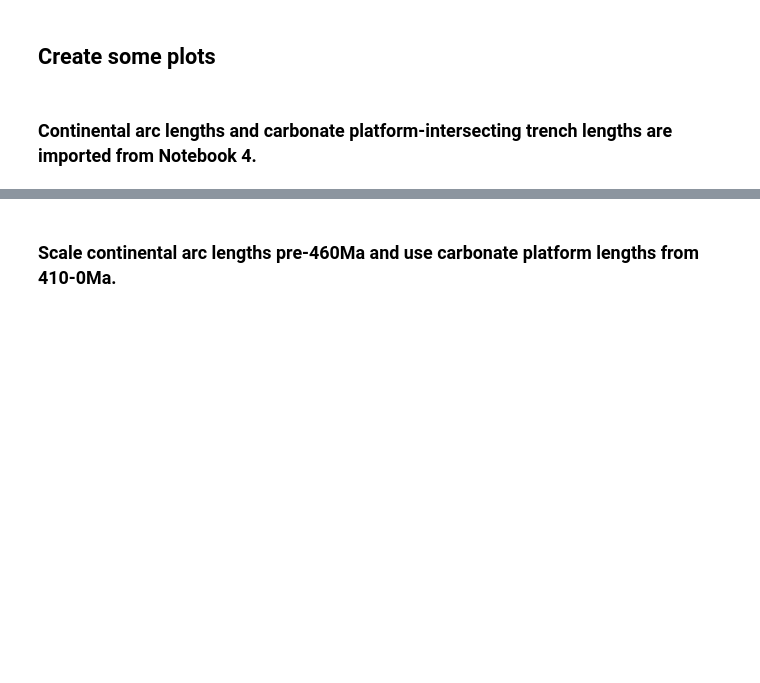
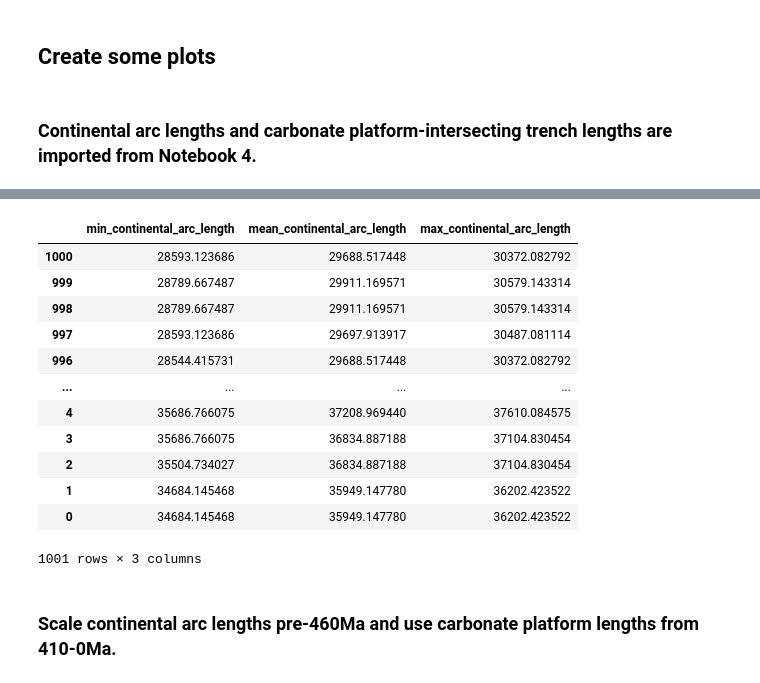
Before and after one commit to EarthByte/Solid_Earth_carbon_degassing_sequestration_1Ga, a Jupyter notebook: Muller_etal_2022/06-Plate-Tectonic-Stats.ipynb, the cells around one changed output, grey strips where cells are left out. Drawn from its saved outputs; the diff is of its cells as text; code cells hidden in the pictures; blank space fills up the shorter version.

```diff
--- a/Muller_etal_2022/06-Plate-Tectonic-Stats.ipynb
+++ b/Muller_etal_2022/06-Plate-Tectonic-Stats.ipynb
@@ -301,3 +332,19 @@ max_carb_plat_int_length = carb_plat_len_pd['max_carbonate_platform_length'].to_
+# %%
+cont_arc_len_pd
+# %% [output]
+|  | min_continental_arc_length | mean_continental_arc_length | max_continental_arc_length |
+| 1000 | 28593.123686 | 29688.517448 | 30372.082792 |
+| 999 | 28789.667487 | 29911.169571 | 30579.143314 |
+| 998 | 28789.667487 | 29911.169571 | 30579.143314 |
+| 997 | 28593.123686 | 29697.913917 | 30487.081114 |
+| 996 | 28544.415731 | 29688.517448 | 30372.082792 |
+| ... | ... | ... | ... |
+| 4 | 35686.766075 | 37208.969440 | 37610.084575 |
+| 3 | 35686.766075 | 36834.887188 | 37104.830454 |
+| 2 | 35504.734027 | 36834.887188 | 37104.830454 |
+| 1 | 34684.145468 | 35949.147780 | 36202.423522 |
+| 0 | 34684.145468 | 35949.147780 | 36202.423522 |
+1001 rows × 3 columns
 # %% [markdown]
 ### Scale continental arc lengths pre-460Ma and use carbonate platform lengths from 410-0Ma.
 # %%
```
Also changed, not shown: parts of 14 cells of this notebook.
